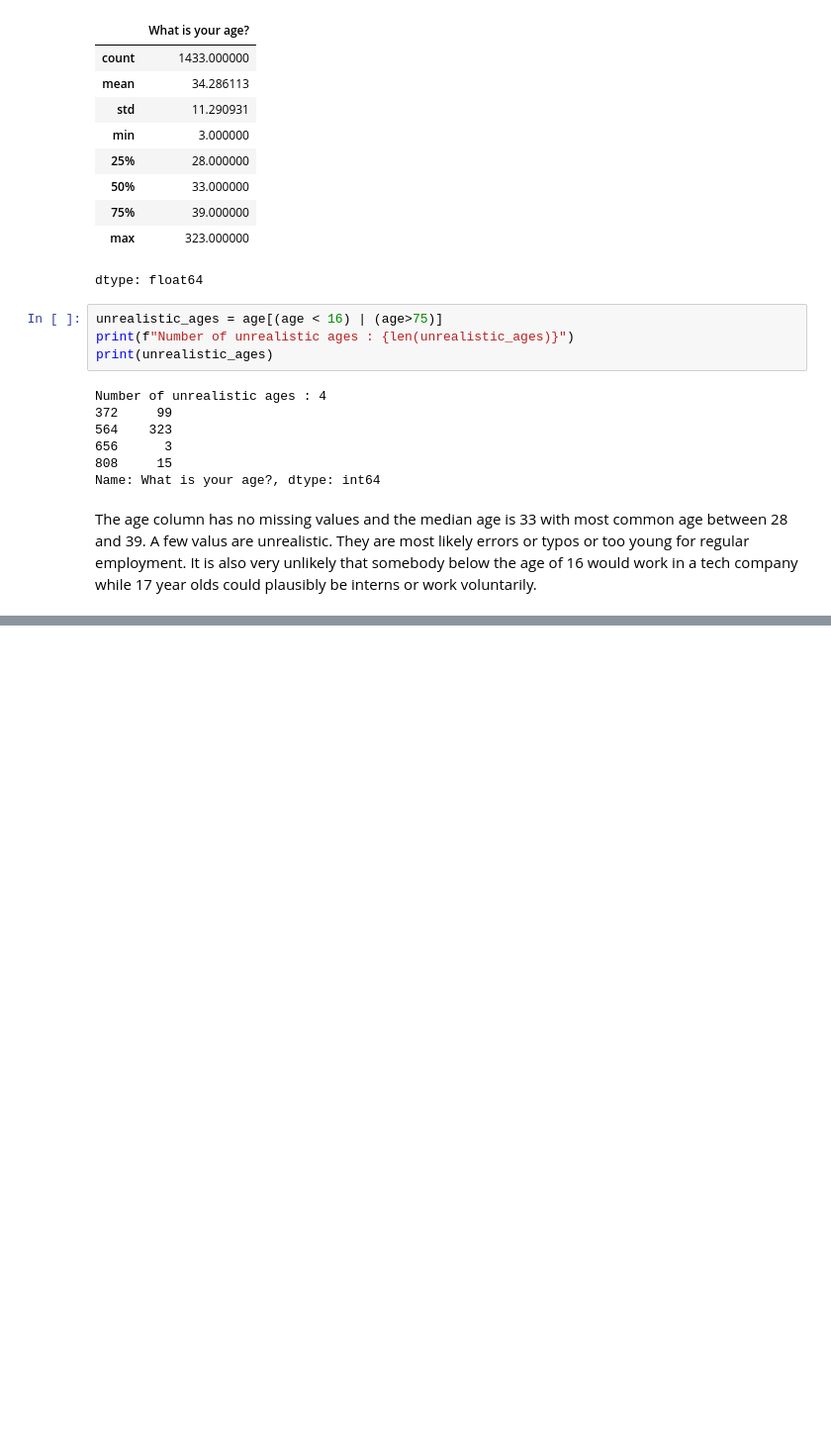
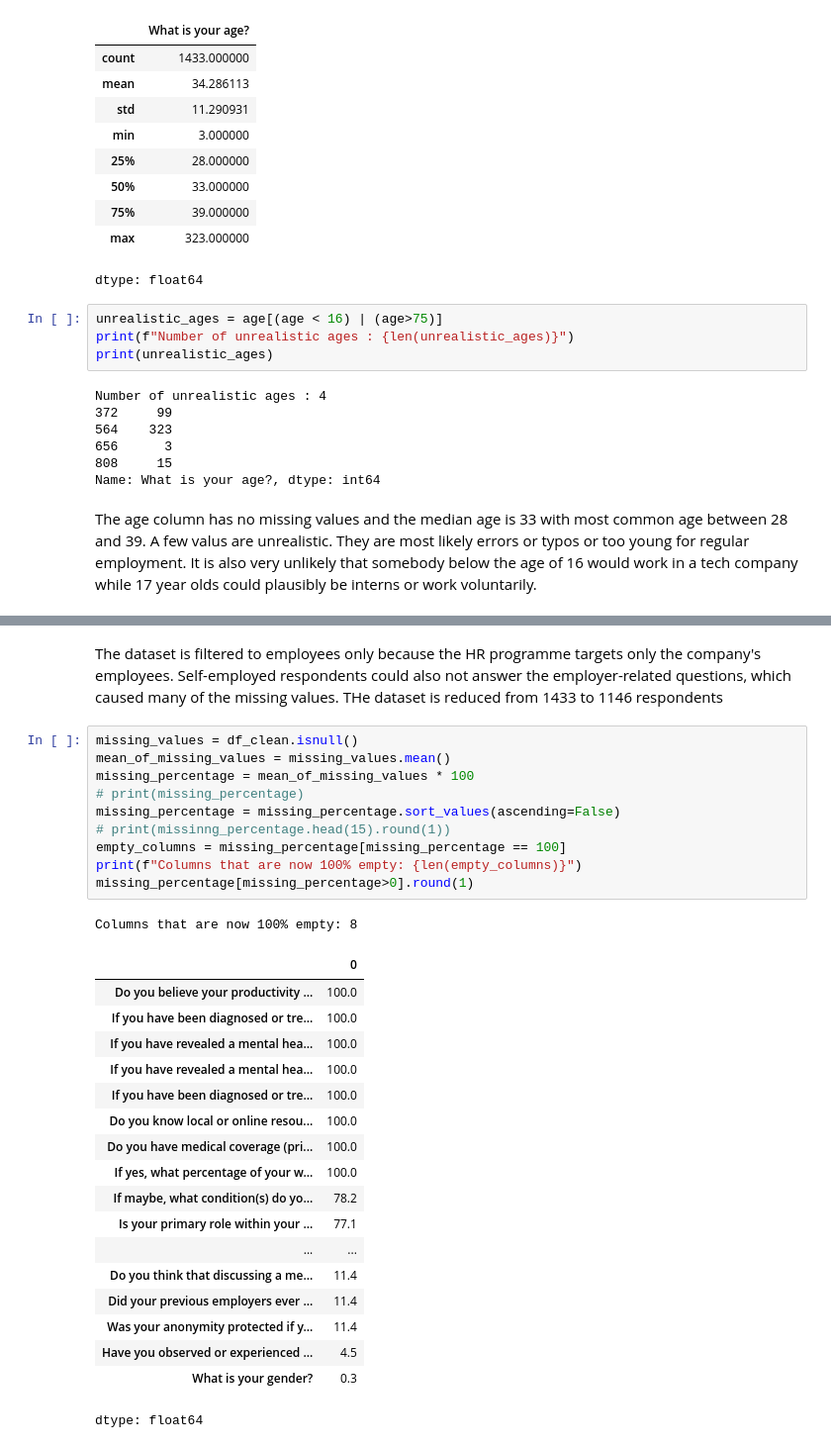
Before and after one commit to faisalhamza909-blip/mental-health-clustering-case-study-, a Jupyter notebook: mental_health_case_study.ipynb, the cells around one changed output, grey strips where cells are left out. Shown at 99% size. Drawn from its saved outputs; the diff is of its cells as text; blank space fills up the shorter version.

```diff
--- a/mental_health_case_study.ipynb
+++ b/mental_health_case_study.ipynb
@@ -144,0 +179,32 @@ The age column has no missing values and the median age is 33 with most common a
+# %% [markdown]
+The dataset is filtered to employees only because the HR programme targets only the company's employees. Self-employed respondents could also not answer the employer-related questions, which caused many of the missing values. THe dataset is reduced from 1433 to 1146 respondents
+# %%
+missing_values = df_clean.isnull()
+mean_of_missing_values = missing_values.mean()
+missing_percentage = mean_of_missing_values * 100
+# print(missing_percentage)
+missing_percentage = missing_percentage.sort_values(ascending=False)
+# print(missinng_percentage.head(15).round(1))
+empty_columns = missing_percentage[missing_percentage == 100]
+print(f"Columns that are now 100% empty: {len(empty_columns)}")
+missing_percentage[missing_percentage>0].round(1)
+# %% [output]
+Columns that are now 100% empty: 8
+|  | 0 |
+| Do you believe your productivity ... | 100.0 |
+| If you have been diagnosed or tre... | 100.0 |
+| If you have revealed a mental hea... | 100.0 |
+| If you have revealed a mental hea... | 100.0 |
+| If you have been diagnosed or tre... | 100.0 |
+| Do you know local or online resou... | 100.0 |
+| Do you have medical coverage (pri... | 100.0 |
+| If yes, what percentage of your w... | 100.0 |
+| If maybe, what condition(s) do yo... | 78.2 |
+| Is your primary role within your ... | 77.1 |
+| ... | ... |
+| Do you think that discussing a me... | 11.4 |
+| Did your previous employers ever ... | 11.4 |
+| Was your anonymity protected if y... | 11.4 |
+| Have you observed or experienced ... | 4.5 |
+| What is your gender? | 0.3 |
+dtype: float64
```
Also changed, not shown: parts of 28 cells of this notebook.
